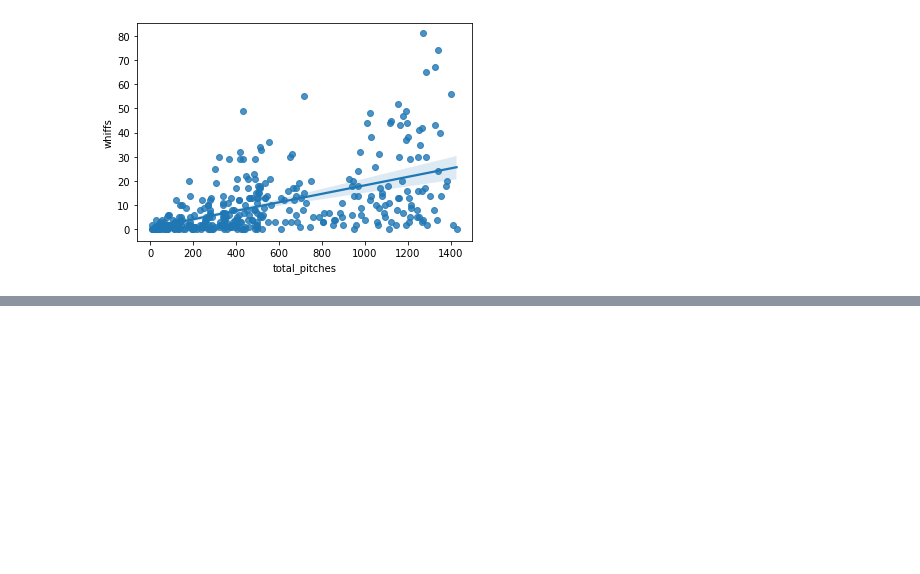
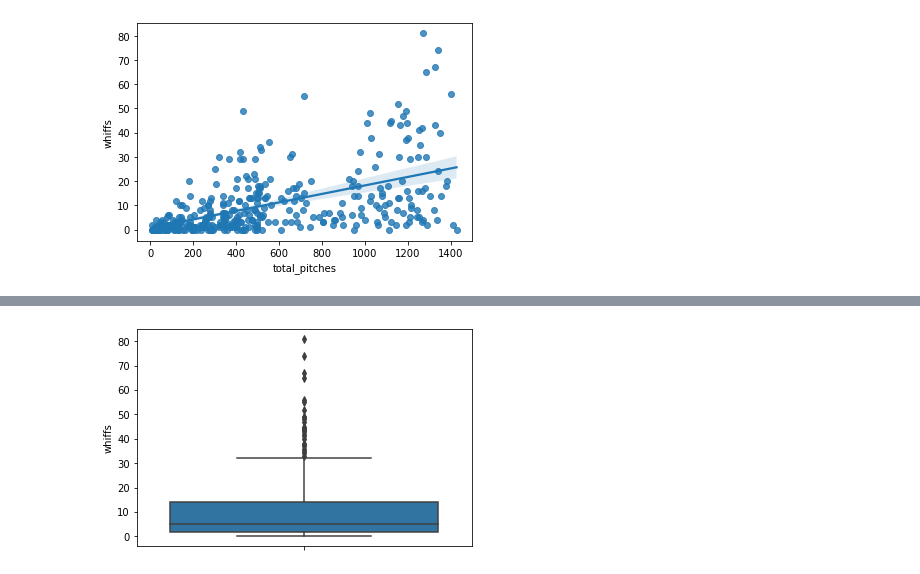
Before and after one commit to Katherine89Lee/Curveball-Data, a Jupyter notebook: Curveballs.ipynb, the cells around one changed output, grey strips where cells are left out. Saved outputs shown, nothing was run; the diff lists cells and outputs as text; code cells hidden in the pictures; blank space fills up the shorter version.

```diff
--- a/Curveballs.ipynb
+++ b/Curveballs.ipynb
@@ -252,0 +260,5 @@ sns.regplot(x=curveballs_clean["total_pitches"], y=curveballs_clean["whiffs"])
+# %%
+sns.boxplot(y=curveballs_clean["whiffs"])
+plt.show()
+# %% [output]
+[figure, added]
```
Also changed, not shown: parts of 13 cells of this notebook.
